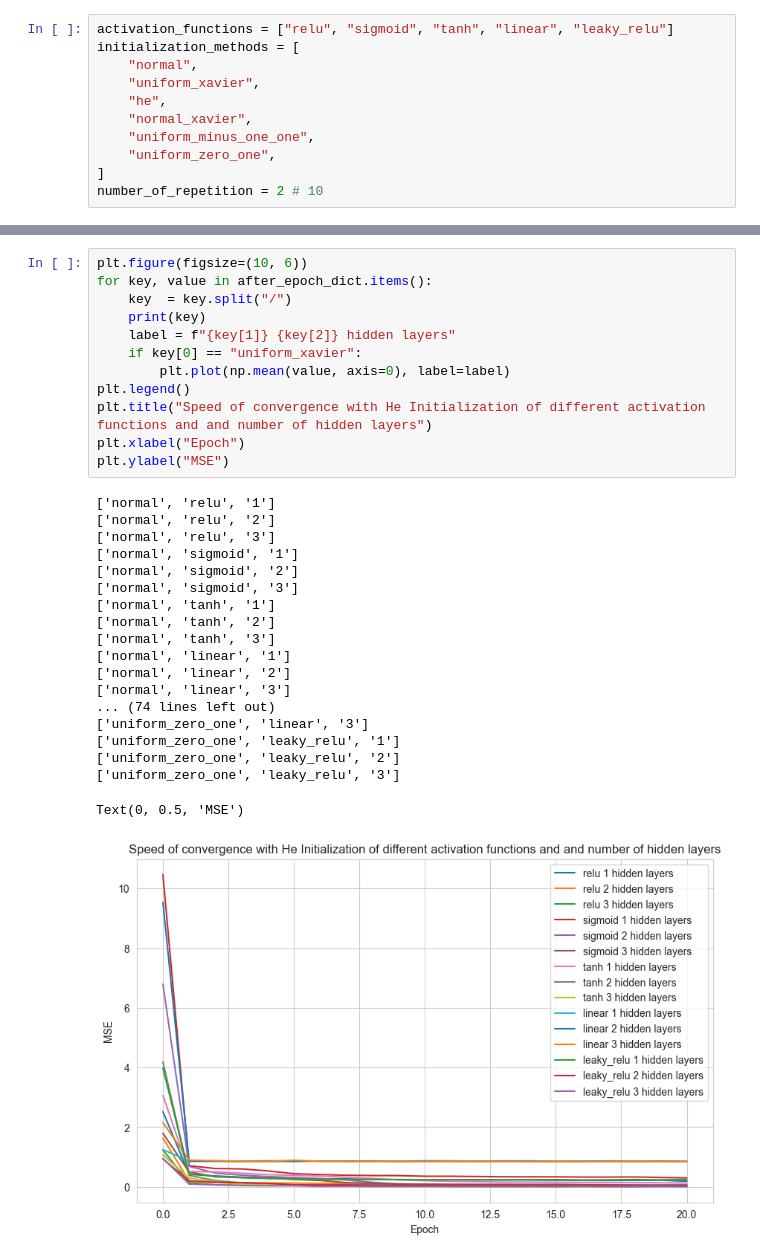
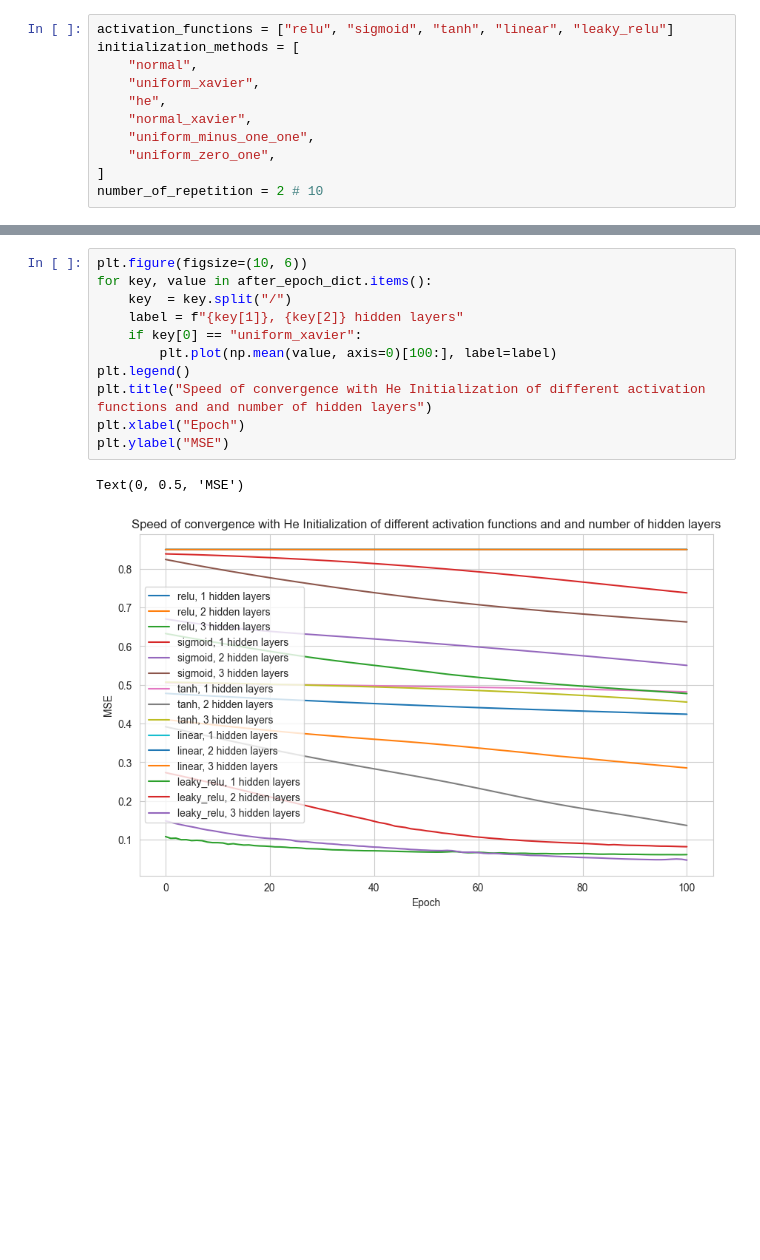
Before and after one commit to nizwant/methods_of_computational_intelligence, a Jupyter notebook: NeuralNetworks/NN5.ipynb, the cells around one changed output, grey strips where cells are left out. Saved outputs shown, nothing was run; the diff lists cells and outputs as text; blank space fills up the shorter version.

```diff
--- a/NeuralNetworks/NN5.ipynb
+++ b/NeuralNetworks/NN5.ipynb
@@ -241,32 +244,14 @@ defaultdict(<function __main__.<lambda>()>,
 # %%
 plt.figure(figsize=(10, 6))
 for key, value in after_epoch_dict.items():
     key  = key.split("/")
-    print(key)
-    label = f"{key[1]} {key[2]} hidden layers"
+    label = f"{key[1]}, {key[2]} hidden layers"
     if key[0] == "uniform_xavier":
-        plt.plot(np.mean(value, axis=0), label=label)
+        plt.plot(np.mean(value, axis=0)[100:], label=label)
 plt.legend()
 plt.title("Speed of convergence with He Initialization of different activation functions and and number of hidden layers")
 plt.xlabel("Epoch")
 plt.ylabel("MSE")
 # %% [output]
-['normal', 'relu', '1']
-['normal', 'relu', '2']
-['normal', 'relu', '3']
-['normal', 'sigmoid', '1']
-['normal', 'sigmoid', '2']
-['normal', 'sigmoid', '3']
-['normal', 'tanh', '1']
-['normal', 'tanh', '2']
-['normal', 'tanh', '3']
-['normal', 'linear', '1']
-['normal', 'linear', '2']
-['normal', 'linear', '3']
-... (74 lines left out)
-['uniform_zero_one', 'linear', '3']
-['uniform_zero_one', 'leaky_relu', '1']
-['uniform_zero_one', 'leaky_relu', '2']
-['uniform_zero_one', 'leaky_relu', '3']
+Text(0, 0.5, 'MSE')
-Text(0, 0.5, 'MSE')
-[figure, old version]
+[figure, new version]
```
Also changed, not shown: parts of 8 cells of this notebook.
